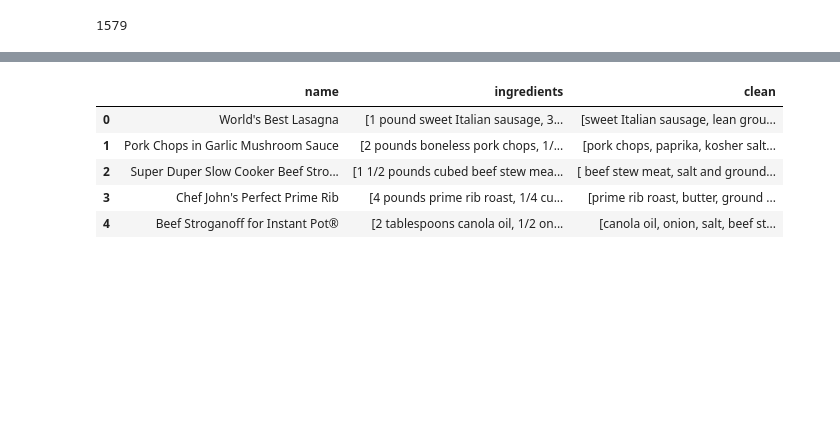
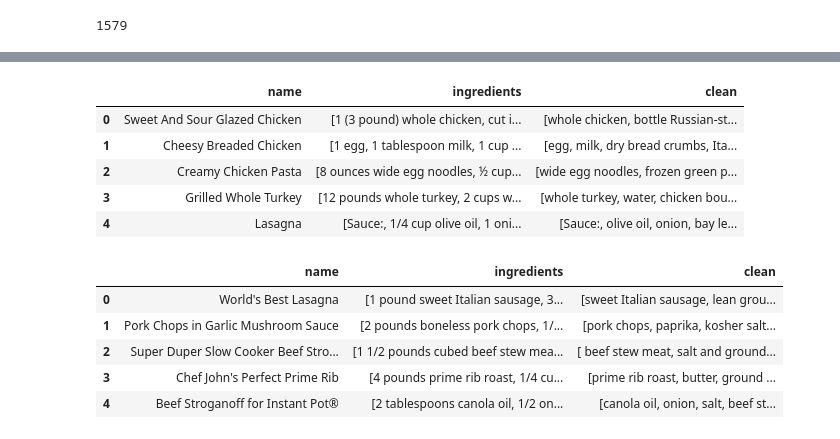
Before and after one commit to stephkendall/Recipe_Recs, a Jupyter notebook: Untitled.ipynb, the cells around one changed output, grey strips where cells are left out. Saved outputs shown, nothing was run; the diff lists cells and outputs as text; code cells hidden in the pictures; blank space fills up the shorter version.

Commit message:
cleaned 6k recipes

```diff
--- a/Untitled.ipynb
+++ b/Untitled.ipynb
@@ -315,3 +326,12 @@ df5['clean'] = cleaner4
+# %%
+df5.head()
+# %% [output]
+|  | name | ingredients | clean |
+| 0 | Sweet And Sour Glazed Chicken | [1 (3 pound) whole chicken, cut i... | [whole chicken, bottle Russian-st... |
+| 1 | Cheesy Breaded Chicken | [1 egg, 1 tablespoon milk, 1 cup ... | [egg, milk, dry bread crumbs, Ita... |
+| 2 | Creamy Chicken Pasta | [8 ounces wide egg noodles, ½ cup... | [wide egg noodles, frozen green p... |
+| 3 | Grilled Whole Turkey | [12 pounds whole turkey, 2 cups w... | [whole turkey, water, chicken bou... |
+| 4 | Lasagna | [Sauce:, 1/4 cup olive oil, 1 oni... | [Sauce:, olive oil, onion, bay le... |
 # %%
 df_na.head()
 # %% [output]
```
Also changed, not shown: parts of 3 cells of this notebook, 1 other file.
